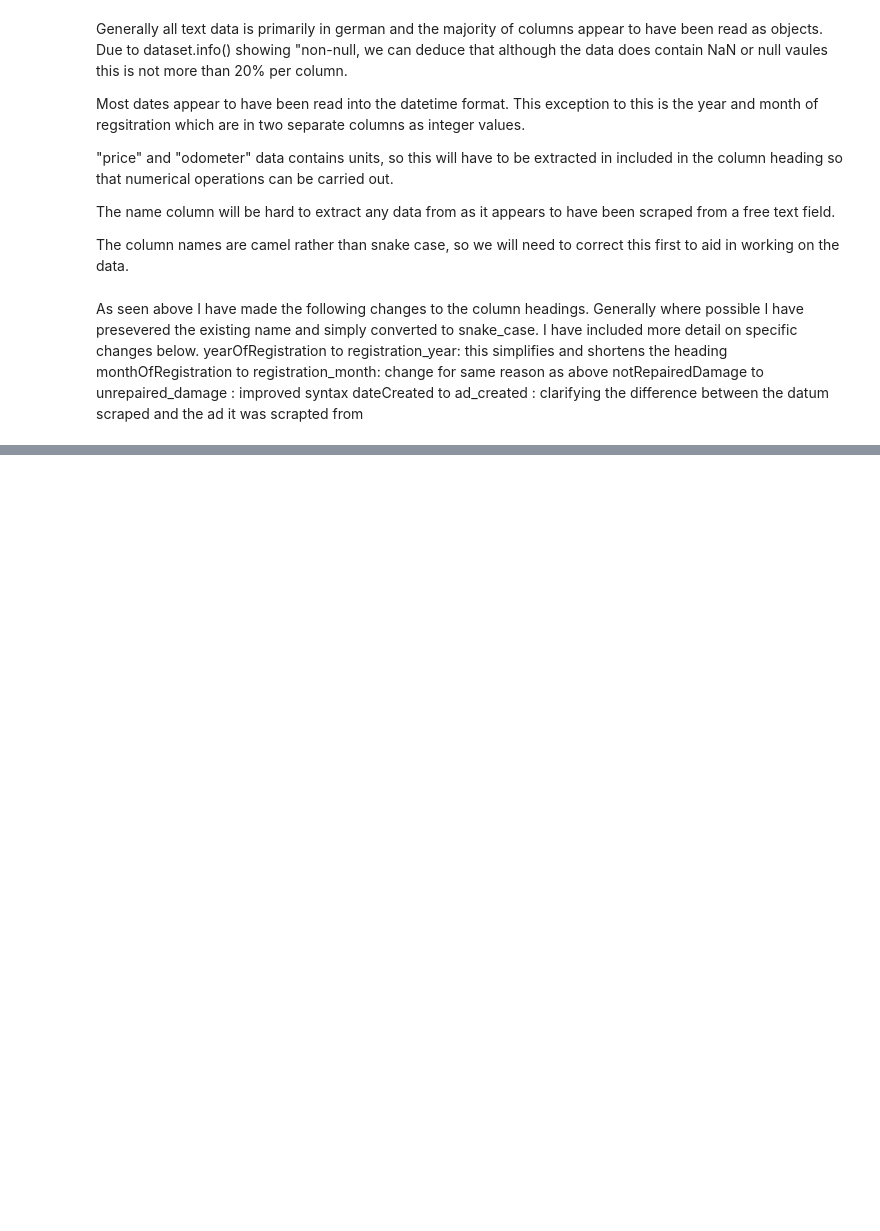
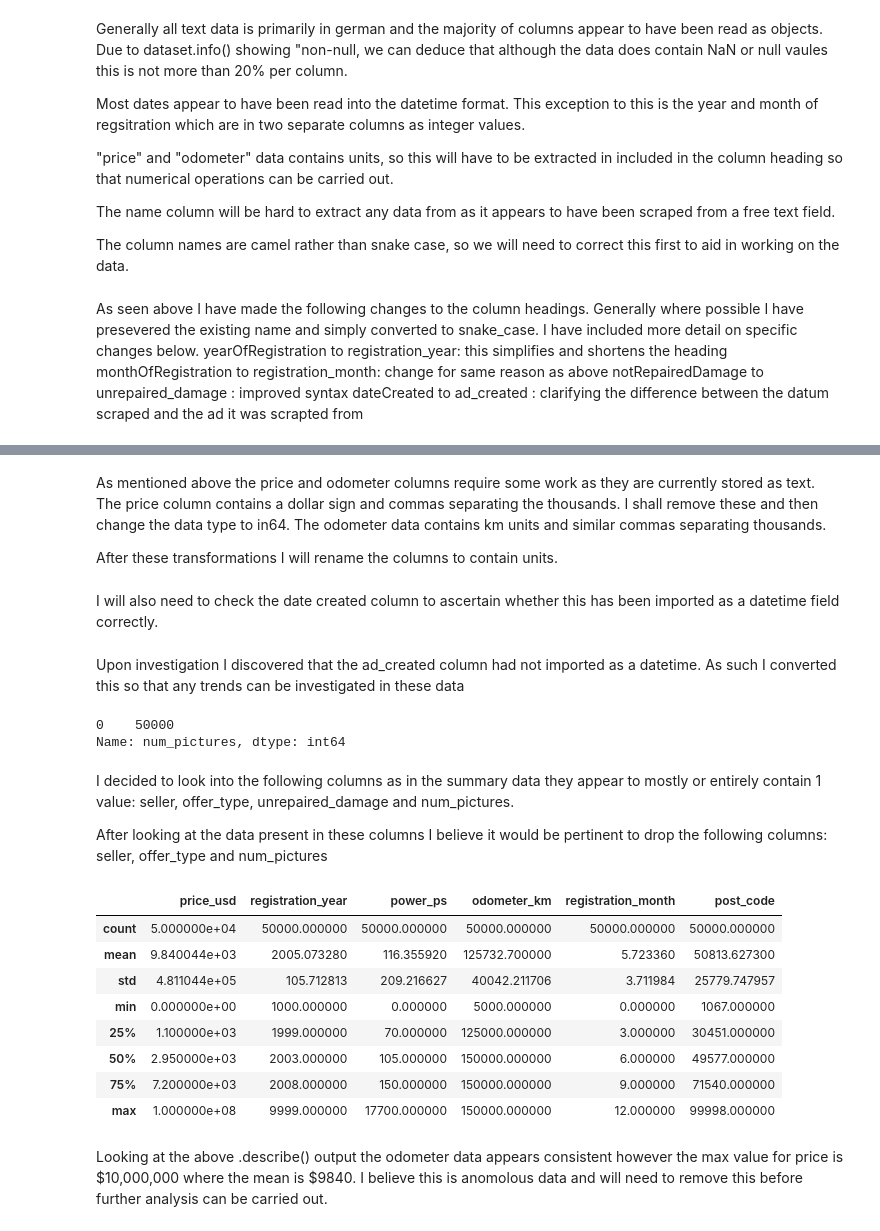
Before and after one commit to VensaHerald/ebay_cars_de, a Jupyter notebook: german_whips.ipynb, the cells around one changed output, grey strips where cells are left out. Saved outputs shown, nothing was run; the diff lists cells and outputs as text; code cells hidden in the pictures; blank space fills up the shorter version.

Commit message:
Add files via upload
further work on basic analysis/cleaning of data

```diff
--- a/german_whips.ipynb
+++ b/german_whips.ipynb
@@ -81,3 +88,9 @@ autos.head()
 | 2 | 2016-03-26 18:57:24 | Volkswagen_Golf_1.6_United | privat | Angebot | $8,990 | test | limousine | 2009 | ... |
 | 3 | 2016-03-12 16:58:10 | Smart_smart_fortwo_coupe_softouch... | privat | Angebot | $4,350 | control | kleinwagen | 2007 | ... |
 | 4 | 2016-04-01 14:38:50 | Ford_Focus_1_6_Benzin_TÜV_neu_ist... | privat | Angebot | $1,350 | test | kombi | 2003 | ... |
+# %% [markdown]
+As mentioned above the price and odometer columns require some work as they are currently stored as text.
+The price column contains a dollar sign and commas separating the thousands.  I shall remove these and then change the data type to in64.
+The odometer data contains km units and similar commas separating thousands.
+
+After these transformations I will rename the columns to contain units.
@@ -83,0 +109,2 @@ autos.head()
+# %% [markdown]
+I will also need to check the date created column to ascertain whether this has been imported as a datetime field correctly.
@@ -83,0 +115,29 @@ autos.head()
+# %% [markdown]
+Upon investigation I discovered that the ad_created column had not imported as a datetime.  As such I converted this so that any trends can be investigated in these data
+# %%
+autos['seller'].value_counts()
+autos['offer_type'].value_counts()
+autos['unrepaired_damage'].value_counts()
+autos['num_pictures'].value_counts()
+# %% [output]
+0    50000
+Name: num_pictures, dtype: int64
+# %% [markdown]
+I decided to look into the following columns as in the summary data they appear to mostly or entirely contain 1 value: seller, offer_type, unrepaired_damage and num_pictures.
+
+After looking at the data present in these columns I believe it would be pertinent to drop the following columns: seller, offer_type and num_pictures
+# %%
+autos.drop(['seller', 'offer_type', 'num_pictures'],axis=1,inplace=True)
+autos.describe()
+# %% [output]
+|  | price_usd | registration_year | power_ps | odometer_km | registration_month | post_code |
+| count | 5.000000e+04 | 50000.000000 | 50000.000000 | 50000.000000 | 50000.000000 | 50000.000000 |
+| mean | 9.840044e+03 | 2005.073280 | 116.355920 | 125732.700000 | 5.723360 | 50813.627300 |
+| std | 4.811044e+05 | 105.712813 | 209.216627 | 40042.211706 | 3.711984 | 25779.747957 |
+| min | 0.000000e+00 | 1000.000000 | 0.000000 | 5000.000000 | 0.000000 | 1067.000000 |
+| 25% | 1.100000e+03 | 1999.000000 | 70.000000 | 125000.000000 | 3.000000 | 30451.000000 |
+| 50% | 2.950000e+03 | 2003.000000 | 105.000000 | 150000.000000 | 6.000000 | 49577.000000 |
+| 75% | 7.200000e+03 | 2008.000000 | 150.000000 | 150000.000000 | 9.000000 | 71540.000000 |
+| max | 1.000000e+08 | 9999.000000 | 17700.000000 | 150000.000000 | 12.000000 | 99998.000000 |
+# %% [markdown]
+Looking at the above .describe() output the odometer data appears consistent however the max value for price is \$10,000,000 where the mean is \$9840.  I believe this is anomolous data and will need to remove this before further analysis  can be carried out.
```
Also changed, not shown: parts of 10 cells of this notebook.
